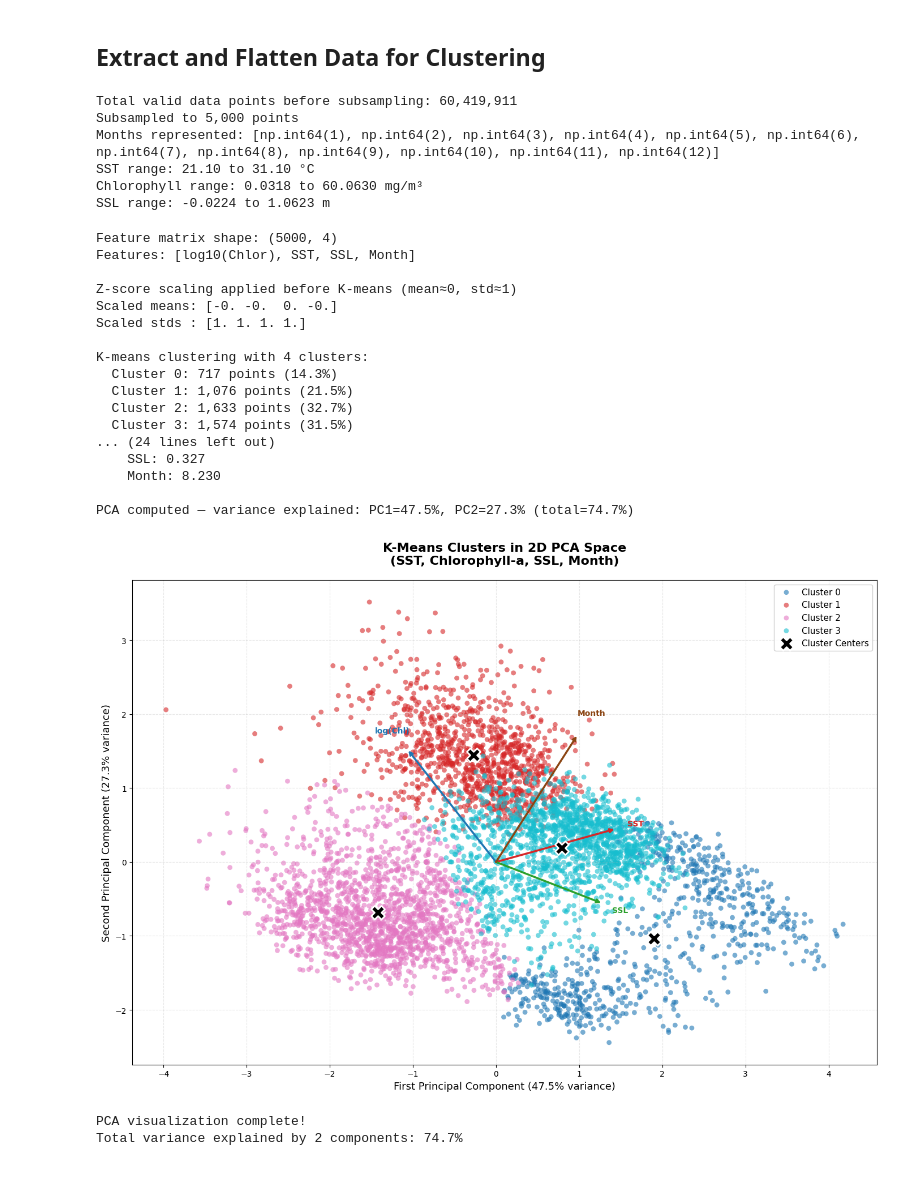
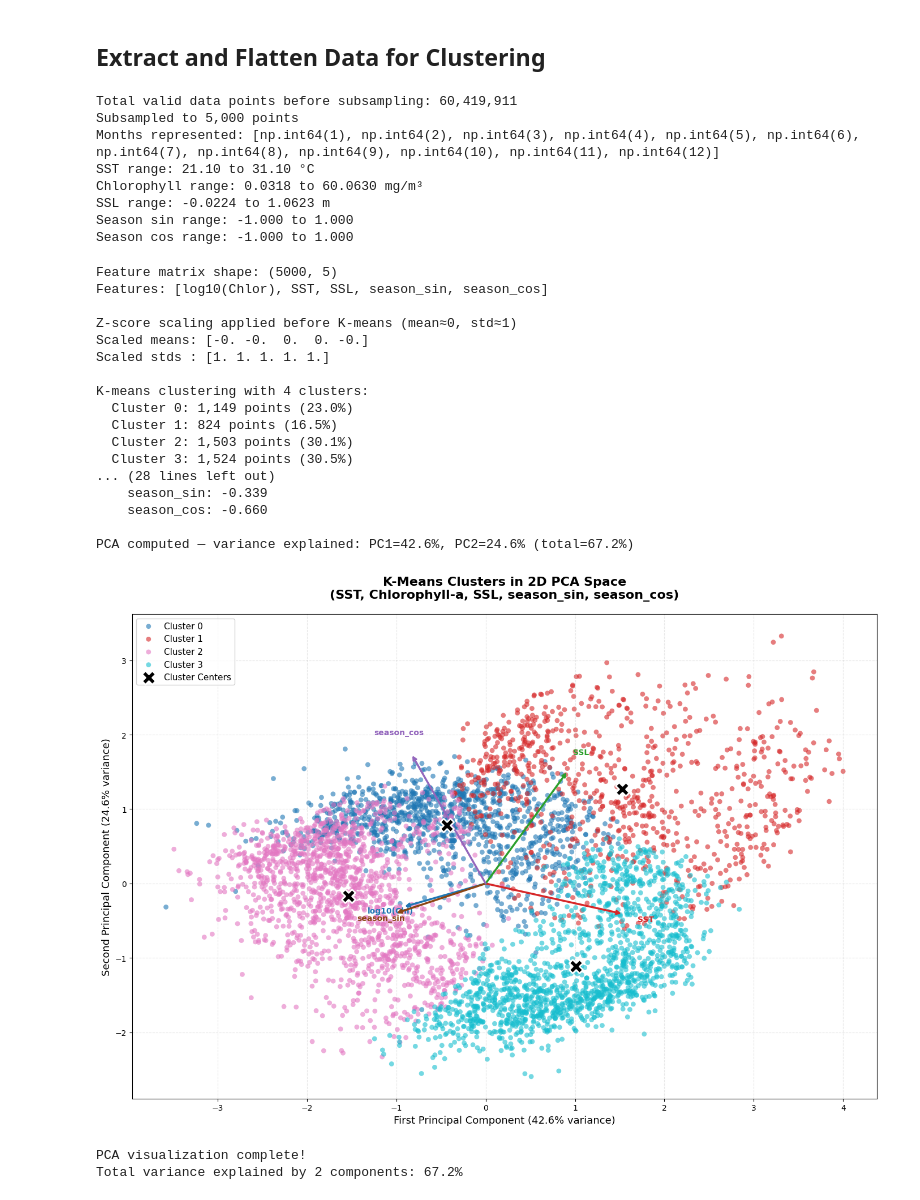
Before and after one commit to makaip/nasa-murep-local, a Jupyter notebook: cdom_sst/experiments/feature_space/ssl_kmeans.ipynb, the cells around one changed output. Drawn from its saved outputs; the diff is of its cells as text; code cells hidden in the pictures.

Commit message:
cyclic months

```diff
--- a/cdom_sst/experiments/feature_space/ssl_kmeans.ipynb
+++ b/cdom_sst/experiments/feature_space/ssl_kmeans.ipynb
@@ -52,9 +52,17 @@ sst_values = []
 chlor_values = []
 ssl_values = []
 month_values = []
+month_sin_values = []
+month_cos_values = []
 
 for date_idx, row in df.iterrows():
     month = date_idx.month
+    year = date_idx.year
+    days_in_year = 366 if (year % 4 == 0 and (year % 100 != 0 or year % 400 == 0)) else 365
+    year_progress = (date_idx.dayofyear - 1) / float(days_in_year)
+    season_angle = 2 * np.pi * year_progress
+    season_sin = np.sin(season_angle)
+    season_cos = np.cos(season_angle)
 
     sst_grid = row['sst']
     chlor_grid = row['chlorophyll']
@@ -91,15 +99,19 @@ for date_idx, row in df.iterrows():
     chlor_values.extend(chlor_flat[valid_mask])
     ssl_values.extend(ssl_flat[valid_mask])
     month_values.extend([month] * np.sum(valid_mask))
+    month_sin_values.extend([season_sin] * np.sum(valid_mask))
+    month_cos_values.extend([season_cos] * np.sum(valid_mask))
 
 sst_values = np.array(sst_values)
 chlor_values = np.array(chlor_values)
 ssl_values = np.array(ssl_values)
 month_values = np.array(month_values)
+month_sin_values = np.array(month_sin_values)
+month_cos_values = np.array(month_cos_values)
 
 print(f"Total valid data points before subsampling: {len(sst_values):,}")
 
-max_points = 5000
+max_points = 500000
 if len(sst_values) > max_points:
     np.random.seed(42)
     random_indices = np.random.choice(len(sst_values), size=max_points, replace=False)
@@ -107,6 +119,8 @@ if len(sst_values) > max_points:
     chlor_values = chlor_values[random_indices]
     ssl_values = ssl_values[random_indices]
     month_values = month_values[random_indices]
+    month_sin_values = month_sin_values[random_indices]
+    month_cos_values = month_cos_values[random_indices]
     print(f"Subsampled to {max_points:,} points")
 else:
     print(f"Using all {len(sst_values):,} points (less than {max_points:,})")
@@ -115,6 +129,8 @@ print(f"Months represented: {sorted(np.unique(month_values))}")
 print(f"SST range: {np.min(sst_values):.2f} to {np.max(sst_values):.2f} °C")
 print(f"Chlorophyll range: {np.min(chlor_values):.4f} to {np.max(chlor_values):.4f} mg/m³")
 print(f"SSL range: {np.min(ssl_values):.4f} to {np.max(ssl_values):.4f} m")
+print(f"Season sin range: {np.min(month_sin_values):.3f} to {np.max(month_sin_values):.3f}")
+print(f"Season cos range: {np.min(month_cos_values):.3f} to {np.max(month_cos_values):.3f}")
 # %% [output]
 Total valid data points before subsampling: 60,419,911
 Subsampled to 5,000 points
@@ -122,19 +138,22 @@ Months represented: [np.int64(1), np.int64(2), np.int64(3), np.int64(4), np.int6
 SST range: 21.10 to 31.10 °C
 Chlorophyll range: 0.0318 to 60.0630 mg/m³
 SSL range: -0.0224 to 1.0623 m
+Season sin range: -1.000 to 1.000
+Season cos range: -1.000 to 1.000
 # %%
-# Prepare feature matrix: [log10(Chlor), SST, SSL, Month]
+# Prepare feature matrix: [log10(Chlor), SST, SSL, season_sin, season_cos]
 chlor_log = np.log10(chlor_values)
 
 features = np.column_stack([
     chlor_log,
     sst_values,
     ssl_values,
-    month_values
+    month_sin_values,
+    month_cos_values
 ])
 
 print(f"Feature matrix shape: {features.shape}")
-print("Features: [log10(Chlor), SST, SSL, Month]")
+print("Features: [log10(Chlor), SST, SSL, season_sin, season_cos]")
 
 # Z-score standardization before K-means
 scaler = StandardScaler()
@@ -158,11 +177,23 @@ for i in range(n_clusters):
 # Cluster centers mapped back to original feature scale
 cluster_centers_original = scaler.inverse_transform(kmeans.cluster_centers_)
 print("\nCluster centers (original scale):")
-feature_names = ['log10(Chlor)', 'SST', 'SSL', 'Month']
+feature_names = ['log10(Chlor)', 'SST', 'SSL', 'season_sin', 'season_cos']
 for i in range(n_clusters):
     print(f"\n  Cluster {i}:")
     for j, name in enumerate(feature_names):
         print(f"    {name}: {cluster_centers_original[i, j]:.3f}")
+
+def date_to_season_sin_cos(ts):
+    year = ts.year
+    days_in_year = 366 if (year % 4 == 0 and (year % 100 != 0 or year % 400 == 0)) else 365
+    year_progress = (ts.dayofyear - 1) / float(days_in_year)
+    season_angle = 2 * np.pi * year_progress
+    return np.sin(season_angle), np.cos(season_angle)
+
+def month_midpoint_sin_cos(month_num):
+    year_progress = (float(month_num) - 0.5) / 12.0
+    season_angle = 2 * np.pi * year_progress
+    return np.sin(season_angle), np.cos(season_angle)
 
 # Compute PCA from z-scored feature matrix for visualization
 pca = PCA(n_components=2)
@@ -174,23 +205,23 @@ print(
     f"(total={100*pca.explained_variance_ratio_.sum():.1f}%)"
  )
 # %% [output]
-Feature matrix shape: (5000, 4)
-Features: [log10(Chlor), SST, SSL, Month]
+Feature matrix shape: (5000, 5)
+Features: [log10(Chlor), SST, SSL, season_sin, season_cos]
 
 Z-score scaling applied before K-means (mean≈0, std≈1)
-Scaled means: [-0. -0.  0. -0.]
-Scaled stds : [1. 1. 1. 1.]
+Scaled means: [-0. -0.  0.  0. -0.]
+Scaled stds : [1. 1. 1. 1. 1.]
 
 K-means clustering with 4 clusters:
-  Cluster 0: 717 points (14.3%)
-  Cluster 1: 1,076 points (21.5%)
-  Cluster 2: 1,633 points (32.7%)
-  Cluster 3: 1,574 points (31.5%)
-... (24 lines left out)
-    SSL: 0.327
-    Month: 8.230
+  Cluster 0: 1,149 points (23.0%)
+  Cluster 1: 824 points (16.5%)
+  Cluster 2: 1,503 points (30.1%)
+  Cluster 3: 1,524 points (30.5%)
+... (28 lines left out)
+    season_sin: -0.339
+    season_cos: -0.660
 
-PCA computed — variance explained: PC1=47.5%, PC2=27.3% (total=74.7%)
+PCA computed — variance explained: PC1=42.6%, PC2=24.6% (total=67.2%)
 # %%
 # Create 2D PCA visualization of clusters
 fig, ax = plt.subplots(figsize=(14, 10))
@@ -232,43 +263,43 @@ ax.set_xlabel(f'First Principal Component ({100*pca.explained_variance_ratio_[0]
               fontsize=13)
 ax.set_ylabel(f'Second Principal Component ({100*pca.explained_variance_ratio_[1]:.1f}% variance)',
               fontsize=13)
-ax.set_title('K-Means Clusters in 2D PCA Space\n(SST, Chlorophyll-a, SSL, Month)',
+ax.set_title('K-Means Clusters in 2D PCA Space\n(SST, Chlorophyll-a, SSL, season_sin, season_cos)',
              fontsize=16, fontweight='bold', pad=20)
 
 # --- PCA loading rays (biplot arrows) ---
 # Scale arrows to ~40% of the smaller axis range so they are clearly visible
 x_range = features_pca[:, 0].max() - features_pca[:, 0].min()
 y_range = features_pca[:, 1].max() - features_pca[:, 1].min()
 arrow_scale = min(x_range, y_range) * 0.4
 
-loading_feature_names = ['log(Chl)', 'SST', 'SSL', 'Month']
-loading_colors = ['tab:blue', 'tab:red', 'tab:green', 'saddlebrown']
+loading_feature_names = ['log10(Chl)', 'SST', 'SSL', 'season_sin', 'season_cos']
+loading_colors = ['tab:blue', 'tab:red', 'tab:green', 'saddlebrown', 'tab:purple']
 
 for j, (fname, fcolor) in enumerate(zip(loading_feature_names, loading_colors)):
     dx = pca.components_[0, j] * arrow_scale
     dy = pca.components_[1, j] * arrow_scale
     ax.annotate(
         '', xy=(dx, dy), xytext=(0, 0),
         arrowprops=dict(arrowstyle='->', color=fcolor, lw=2.5, shrinkA=0, shrinkB=0)
     )
     ax.text(dx * 1.18, dy * 1.18, fname, color=fcolor, fontsize=10,
             fontweight='bold', ha='center', va='center')
 
 # Legend
 ax.legend(loc='best', fontsize=11, framealpha=0.9)
 
 # Grid
 ax.grid(True, alpha=0.3, linestyle='--', linewidth=0.8)
 
 plt.tight_layout()
 plt.show()
 
 print(f"\nPCA visualization complete!")
 print(f"Total variance explained by 2 components: {100*np.sum(pca.explained_variance_ratio_):.1f}%")
 # %% [output]
-[figure, old version]
+[figure, new version]
 PCA visualization complete!
-Total variance explained by 2 components: 74.7%
+Total variance explained by 2 components: 67.2%
 # %%
 # Build June mean-state grids used for map classification
 june_sst_grids = []
```
Also changed, not shown: parts of 6 cells of this notebook.
